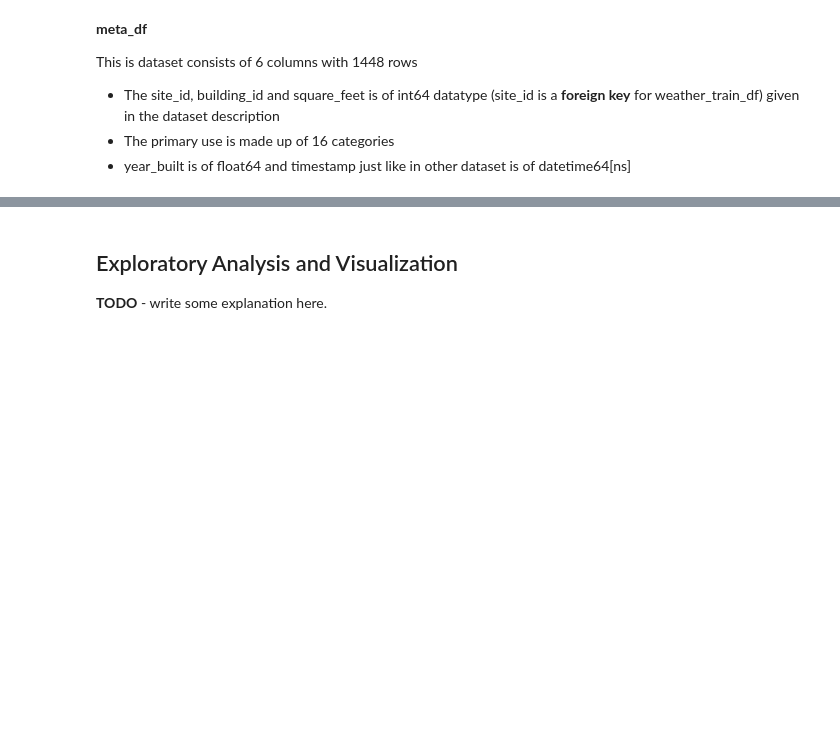
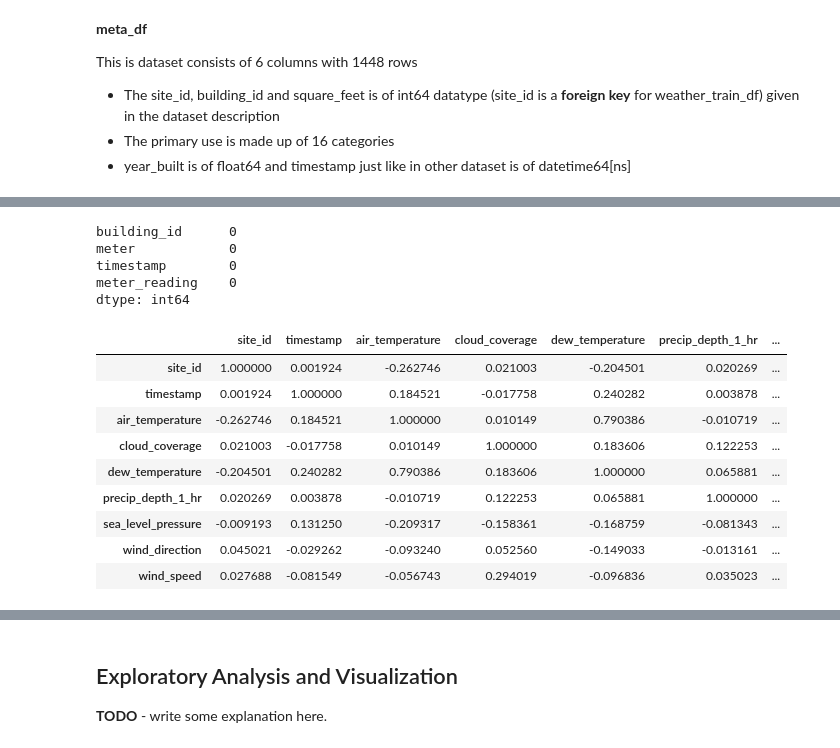
Before and after one commit to asifabbas478/EDA_Energy_Consumption, a Jupyter notebook: EDA_finals.ipynb, the cells around one changed output, grey strips where cells are left out. Saved outputs shown, nothing was run; the diff lists cells and outputs as text; code cells hidden in the pictures; blank space fills up the shorter version.

```diff
--- a/EDA_finals.ipynb
+++ b/EDA_finals.ipynb
@@ -327,0 +344,6 @@ Lets Plot differ
+# %%
+weather_train_df=weather_train_df.astype({'site_id':'int8','air_temperature':'float16',
+                       'cloud_coverage':'float16','dew_temperature':'float16',
+                       'precip_depth_1_hr':'float16','sea_level_pressure':'float16'
+                       ,'wind_speed':'float16','wind_direction':'float16'
+                       })
@@ -328,3 +375,24 @@ Lets Plot differ
+# %%
+train_df.isnull().sum() #checking for missing values in the dataset
+# %% [output]
+building_id      0
+meter            0
+timestamp        0
+meter_reading    0
+dtype: int64
+# %%
+weather_train_df.corr()
+# %% [output]
+|  | site_id | timestamp | air_temperature | cloud_coverage | dew_temperature | precip_depth_1_hr | ... |
+| site_id | 1.000000 | 0.001924 | -0.262746 | 0.021003 | -0.204501 | 0.020269 | ... |
+| timestamp | 0.001924 | 1.000000 | 0.184521 | -0.017758 | 0.240282 | 0.003878 | ... |
+| air_temperature | -0.262746 | 0.184521 | 1.000000 | 0.010149 | 0.790386 | -0.010719 | ... |
+| cloud_coverage | 0.021003 | -0.017758 | 0.010149 | 1.000000 | 0.183606 | 0.122253 | ... |
+| dew_temperature | -0.204501 | 0.240282 | 0.790386 | 0.183606 | 1.000000 | 0.065881 | ... |
+| precip_depth_1_hr | 0.020269 | 0.003878 | -0.010719 | 0.122253 | 0.065881 | 1.000000 | ... |
+| sea_level_pressure | -0.009193 | 0.131250 | -0.209317 | -0.158361 | -0.168759 | -0.081343 | ... |
+| wind_direction | 0.045021 | -0.029262 | -0.093240 | 0.052560 | -0.149033 | -0.013161 | ... |
+| wind_speed | 0.027688 | -0.081549 | -0.056743 | 0.294019 | -0.096836 | 0.035023 | ... |
 # %%
 import jovian
 # %%
```
Also changed, not shown: parts of 13 cells of this notebook.
